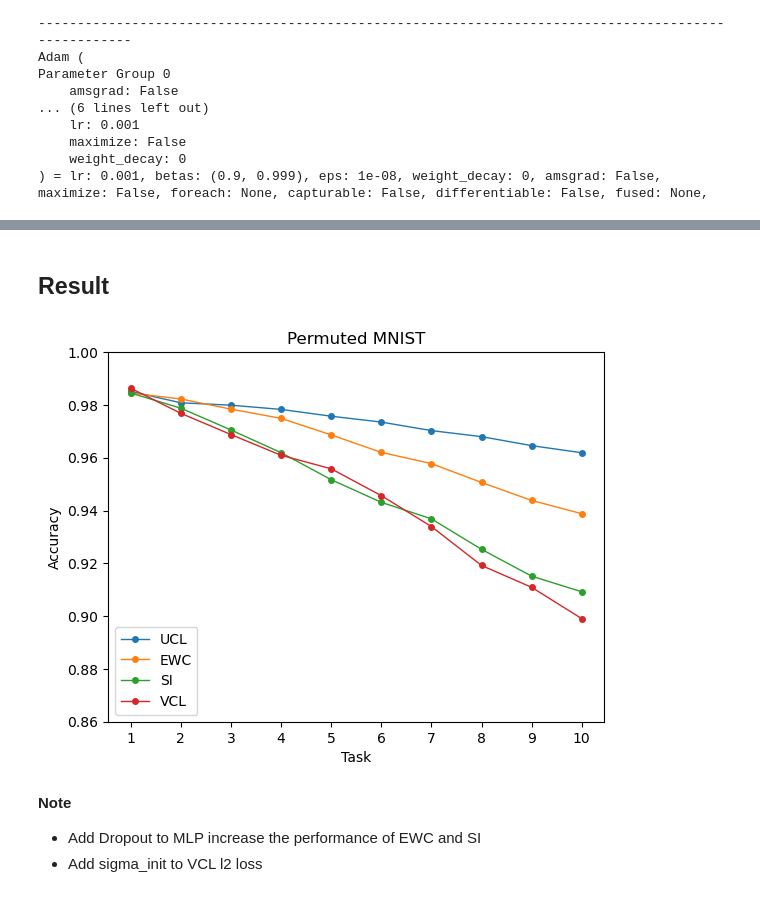
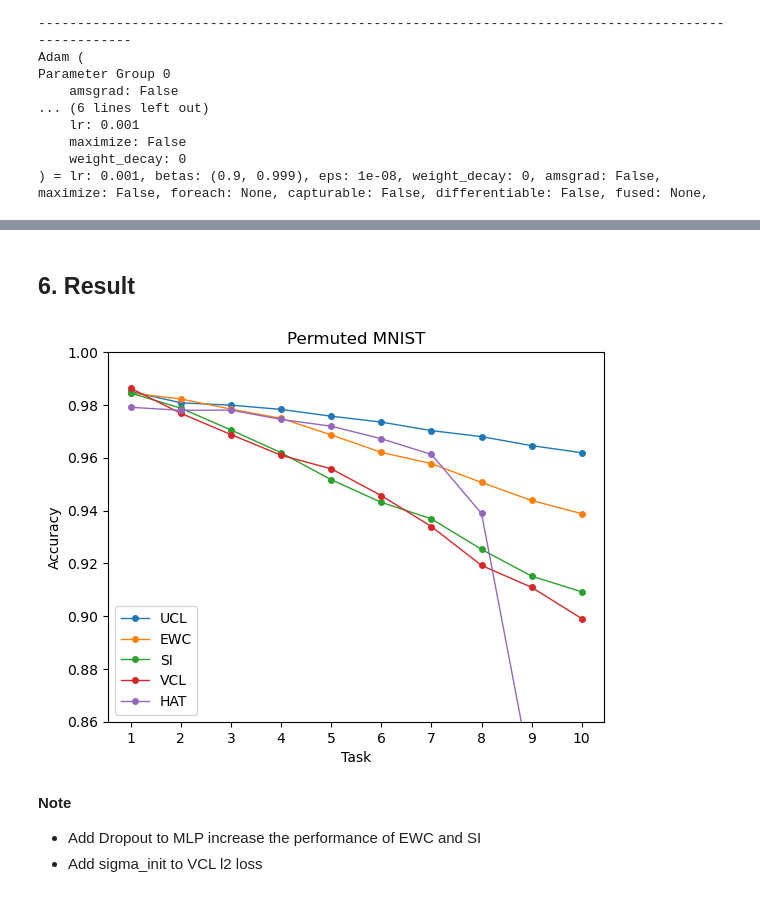
Before and after one commit to Minhchuyentoancbn/Continual-Learning, a Jupyter notebook: UCL/permute_mnist.ipynb, the cells around one changed output, grey strips where cells are left out. Saved outputs shown, nothing was run; the diff lists cells and outputs as text; code cells hidden in the pictures.

Commit message:
Add HAT results

```diff
--- a/UCL/permute_mnist.ipynb
+++ b/UCL/permute_mnist.ipynb
@@ -505,27 +591,29 @@ print('Done!')
 # %% [markdown]
-## Result
+## 6. Result
 # %%
 # Load results
 acc_ucl = np.loadtxt('./result_data/pmnist_ucl_42_alpha_0.01_beta_0.03000_ratio_0.5000_lr_0.001_units_400_batch_256_epoch_100.txt')
 acc_ewc = np.loadtxt('./result_data/pmnist_ewc_42_lamb_400_lr_0.001_units_400_batch_256_epoch_100.txt')
 acc_si = np.loadtxt('./result_data/pmnist_si_42_c_0.03_lr_0.001_units_400_batch_256_epoch_100.txt')
 acc_vcl = np.loadtxt('./result_data/pmnist_vcl_42_numsample_10_ratio_0.5000_lr_0.001_units_400_batch_256_epoch_200.txt')
+acc_hat = np.loadtxt('./result_data/pmnist_hat_42_alpha_0.75_smax_400_lr_0.05_units_400_batch_256_epoch_100.txt')
 
 tasks = np.arange(1, 11)
 
 plt.plot(tasks, acc_ucl.sum(axis=1) / tasks, '-o', label='UCL', lw=1, markersize=4)
 plt.plot(tasks, acc_ewc.sum(axis=1) / tasks, '-o', label='EWC', lw=1, markersize=4)
 plt.plot(tasks, acc_si.sum(axis=1) / tasks, '-o', label='SI', lw=1, markersize=4)
 plt.plot(tasks, acc_vcl.sum(axis=1) / tasks, '-o', label='VCL', lw=1, markersize=4)
+plt.plot(tasks, acc_hat.sum(axis=1) / tasks, '-o', label='HAT', lw=1, markersize=4)
 plt.title('Permuted MNIST')
 plt.xlabel('Task')
 plt.ylabel('Accuracy')
 plt.xticks(tasks)
 plt.ylim(0.86, 1)
 plt.legend()
 plt.show()
 # %% [output]
-[figure, old version]
+[figure, new version]
 # %% [markdown]
 __Note__
 - Add Dropout to MLP increase the performance of EWC and SI
```
Also changed, not shown: parts of 6 cells of this notebook, 10 other files.
